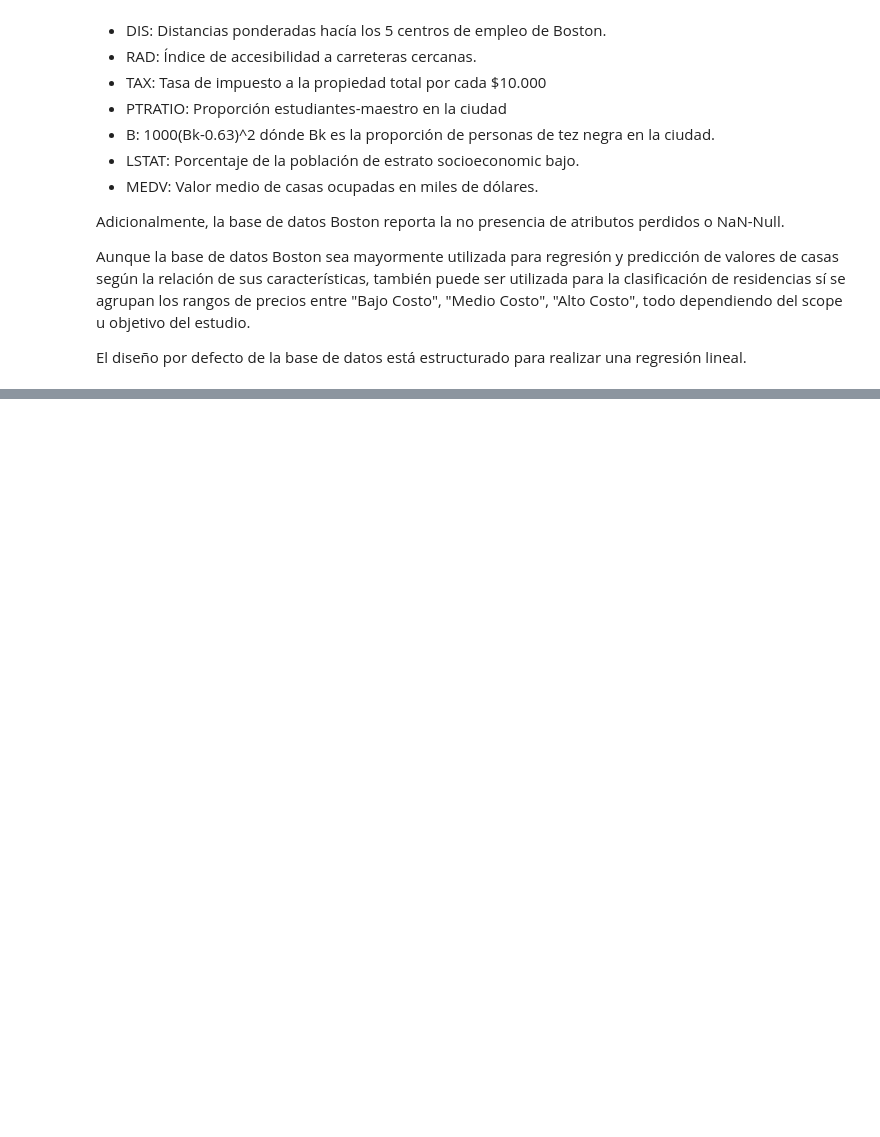
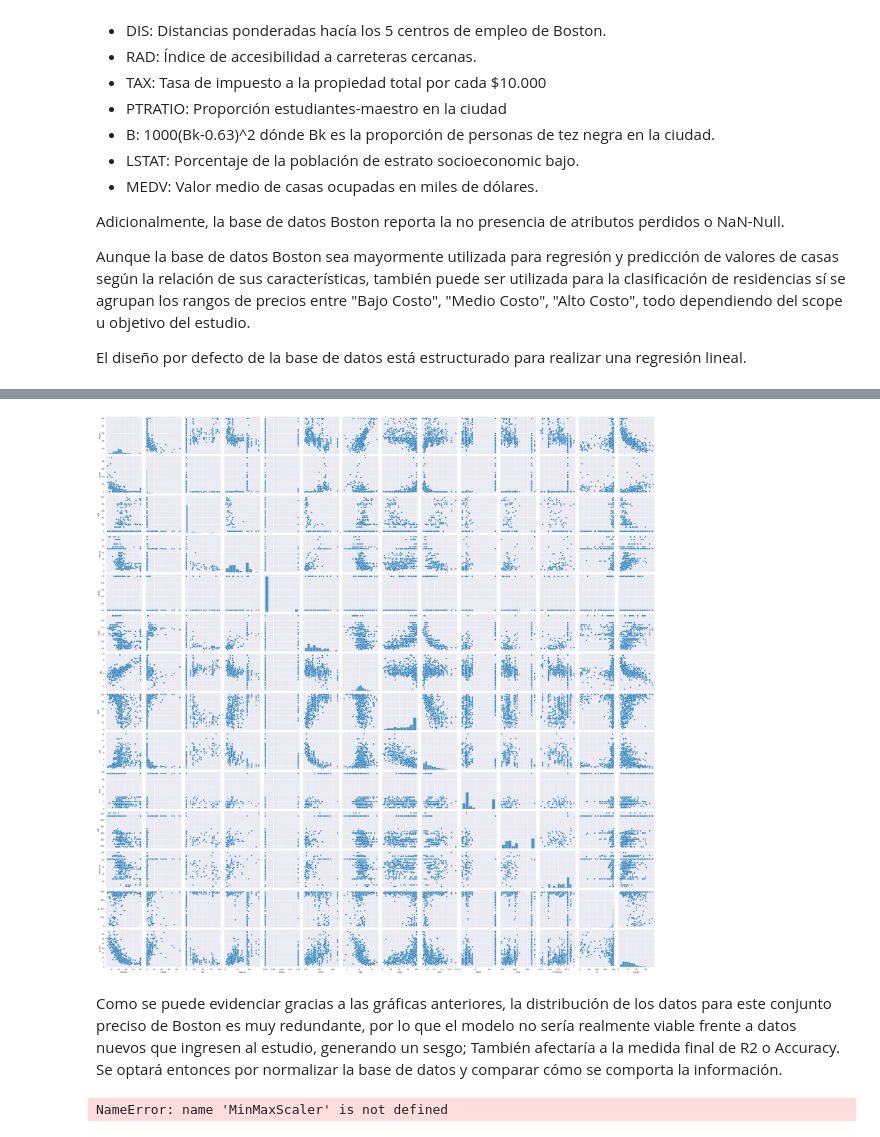
Before and after one commit to Freakscode/Auto2, a Jupyter notebook: LabI.ipynb, the cells around one changed output, grey strips where cells are left out. Drawn from its saved outputs; the diff is of its cells as text; code cells hidden in the pictures; blank space fills up the shorter version.

```diff
--- a/LabI.ipynb
+++ b/LabI.ipynb
@@ -164,0 +229,18 @@ El diseño por defecto de la base de datos está estructurado para realizar una
+# %%
+sns.pairplot(data=data)
+plt.show()
+# %% [output]
+[figure, added]
+# %% [markdown]
+Como se puede evidenciar gracias a las gráficas anteriores, la distribución de los datos para este conjunto preciso de Boston es muy redundante, por lo que el modelo no sería realmente viable frente a datos nuevos que ingresen al estudio, generando un sesgo; También afectaría a la medida final de R2 o Accuracy. Se optará entonces por normalizar la base de datos y comparar cómo se comporta la información.
+# %%
+"""Se repite el proceso inicial de división de data pero sin concaternas"""
+X=pd.DataFrame(boston['data'], columns=boston.feature_names)
+X['MEDV']=boston['target']
+Y = X['MEDV'].copy()
+del X['MEDV']
+
+transformer = MinMaxScaler
+transformer.fit_transform(X)
+# %% [output]
+NameError: name 'MinMaxScaler' is not defined
```
Also changed, not shown: parts of 6 cells of this notebook, 1 other file.
